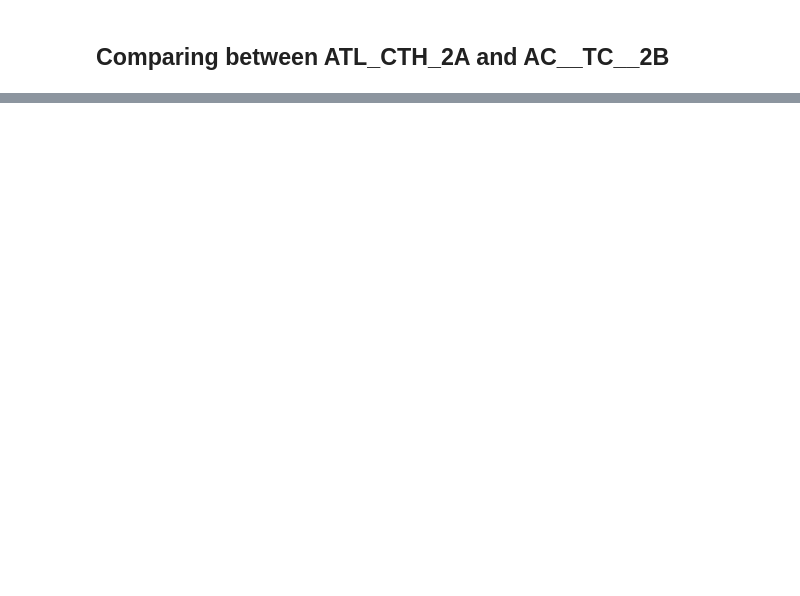
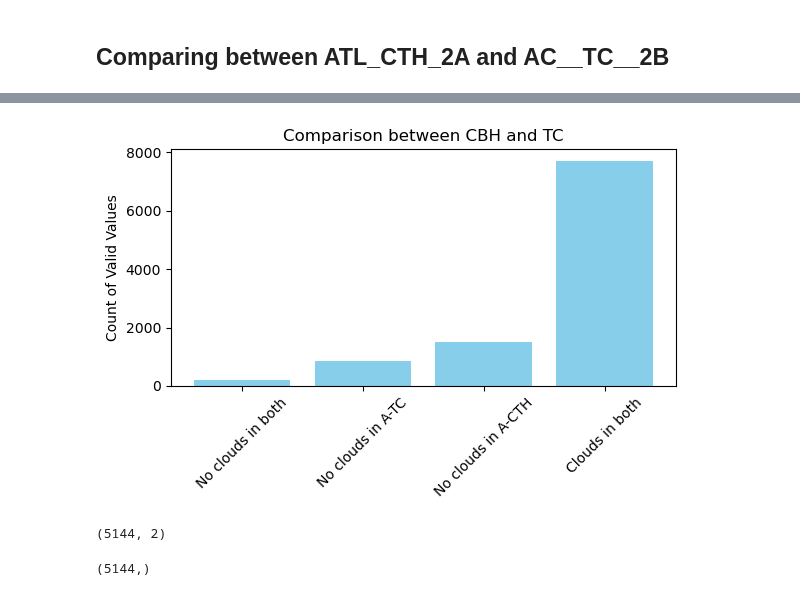
Before and after one commit to jesseturner/EarthCARE_Analysis, a Jupyter notebook: compare_ATL_CTH_and_AC_TC.ipynb, the cells around one changed output, grey strips where cells are left out. Cells and saved outputs as stored; diff of their text form; code cells hidden in the pictures; blank space fills up the shorter version.

```diff
--- a/compare_ATL_CTH_and_AC_TC.ipynb
+++ b/compare_ATL_CTH_and_AC_TC.ipynb
@@ -113,0 +118,45 @@ plt.show()
+# %%
+sentinel = -99
+
+no_clouds_both = consistency_data.copy()
+mask = no_clouds_both[:, 0] != 0
+no_clouds_both[mask] = sentinel # replace values so it stays consistent with time
+
+no_clouds_a_tc = consistency_data.copy()
+mask = no_clouds_a_tc[:, 0] != 1
+no_clouds_a_tc[mask] = sentinel
+
+no_clouds_a_cth = consistency_data.copy()
+mask = no_clouds_a_cth[:, 0] != 2
+no_clouds_a_cth[mask] = sentinel
+
+clouds_both = consistency_data.copy()
+mask = clouds_both[:, 0] != 3
+clouds_both[mask] = sentinel
+# %%
+counts = [
+    np.sum(no_clouds_both != -99),
+    np.sum(no_clouds_a_tc != -99),
+    np.sum(no_clouds_a_cth != -99),
+    np.sum(clouds_both != -99)
+]
+
+labels = ['No clouds in both', 'No clouds in A-TC', 'No clouds in A-CTH', 'Clouds in both']
+
+plt.figure(figsize=(6, 4))
+plt.bar(labels, counts, color='skyblue')
+plt.xticks(rotation=45)
+plt.ylabel('Count of Valid Values')
+plt.title('Comparison between CBH and TC')
+plt.tight_layout()
+plt.show()
+# %% [output]
+[figure, added]
+# %%
+np.shape(consistency_data)
+# %% [output]
+(5144, 2)
+# %%
+np.shape(class_time)
+# %% [output]
+(5144,)
```
Also changed, not shown: parts of 7 cells of this notebook, 2 other files.
